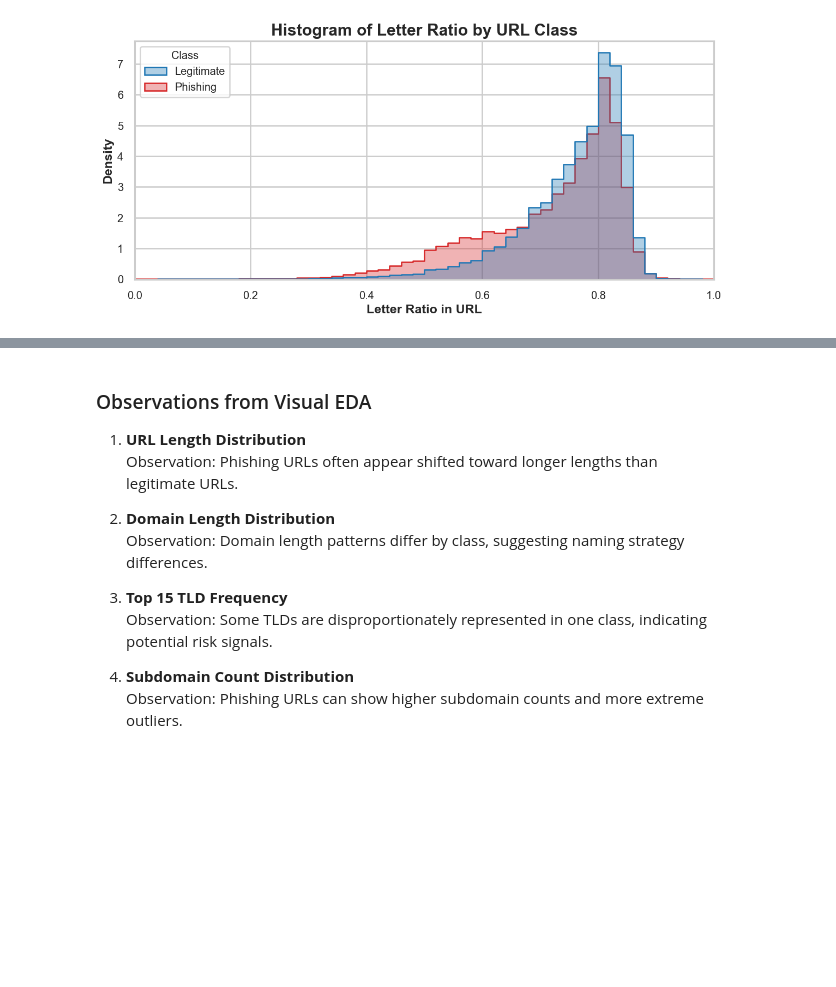
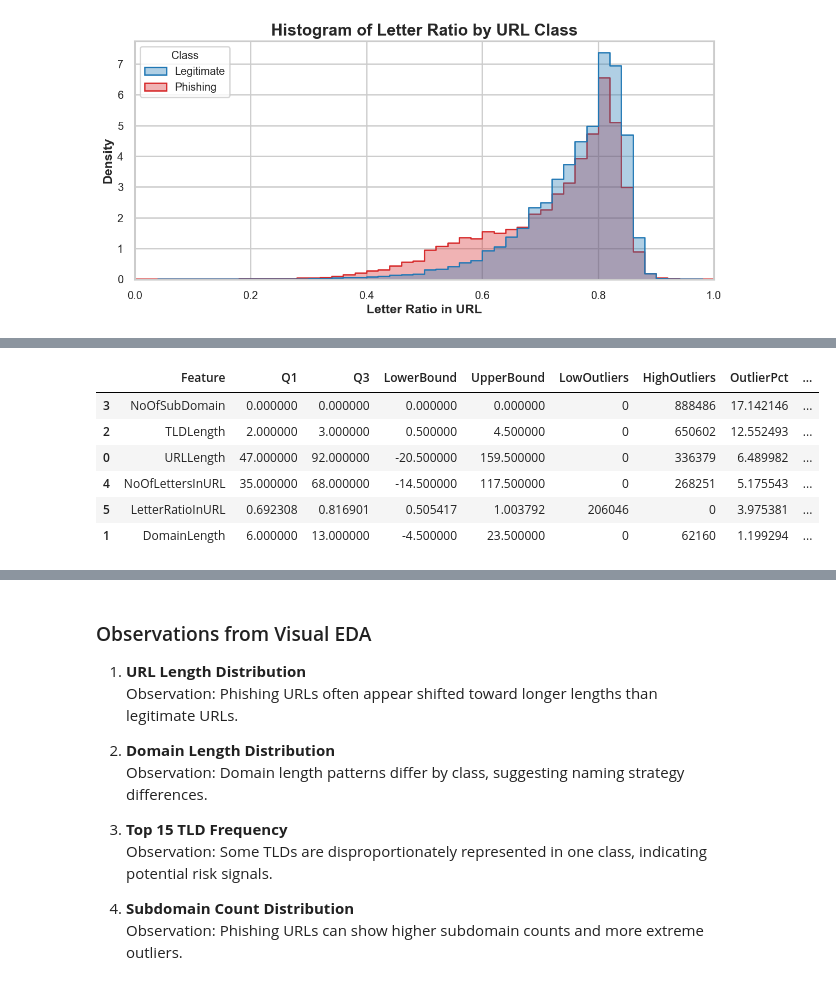
Before and after one commit to NafisNaufal/phishing-url-detection, a Jupyter notebook: eda.ipynb, the cells around one changed output, grey strips where cells are left out. Cells and saved outputs as stored; diff of their text form; code cells hidden in the pictures; blank space fills up the shorter version.

```diff
--- a/eda.ipynb
+++ b/eda.ipynb
@@ -663,0 +755,91 @@ plt.show()
+# %%
+# Note-style outlier profile for each feature (IQR rule)
+note_df = plot_df.copy()
+
+if "TLDLength" not in note_df.columns:
+    if "tld" in note_df.columns:
+        note_df["TLDLength"] = note_df["tld"].astype(str).str.len()
+    else:
+        note_df["TLDLength"] = np.nan
+
+note_features = [
+    "URLLength",
+    "DomainLength",
+    "TLDLength",
+    "NoOfSubDomain",
+    "NoOfLettersInURL",
+    "LetterRatioInURL",
+]
+
+note_rows = []
+for feature in note_features:
+    x = pd.to_numeric(note_df[feature], errors="coerce")
+    valid = x.notna()
+    if valid.sum() == 0:
+        continue
+
+    s = x[valid]
+    q1 = s.quantile(0.25)
+    q3 = s.quantile(0.75)
+    iqr = q3 - q1
+    lower = q1 - 1.5 * iqr
+    upper = q3 + 1.5 * iqr
+
+    low_mask = x < lower
+    high_mask = x > upper
+
+    low_count = int(low_mask.sum())
+    high_count = int(high_mask.sum())
+    total = int(valid.sum())
+    total_out = low_count + high_count
+
+    if low_count == 0 and high_count > 0:
+        shape_note = "Mostly high-end outliers (right tail)"
+    elif high_count == 0 and low_count > 0:
+        shape_note = "Mostly low-end outliers (left tail)"
+    elif high_count > 0 and low_count > 0:
+        shape_note = "Outliers on both ends"
+    else:
+        shape_note = "No outliers by IQR rule"
+
+    note_rows.append({
+        "Feature": feature,
+        "Q1": q1,
+        "Q3": q3,
+        "LowerBound": lower,
+        "UpperBound": upper,
+        "LowOutliers": low_count,
+        "HighOutliers": high_count,
+        "OutlierPct": (total_out / total) * 100,
+        "HowOutliersLook": shape_note,
+    })
+
+outlier_note = pd.DataFrame(note_rows).sort_values("OutlierPct", ascending=False)
+display(outlier_note)
+
+example_cols = [c for c in ["url", "Class", "label"] if c in note_df.columns]
+
+print("\nExtreme outlier examples (top 3 high-side per feature):")
+for feature in outlier_note["Feature"]:
+    x = pd.to_numeric(note_df[feature], errors="coerce")
+    q1 = x.quantile(0.25)
+    q3 = x.quantile(0.75)
+    iqr = q3 - q1
+    upper = q3 + 1.5 * iqr
+
+    high_rows = note_df.loc[x > upper, example_cols + [feature]].copy()
+    high_rows = high_rows.sort_values(feature, ascending=False).head(3)
+
+    print(f"\n- {feature} (high-side outliers)")
+    if high_rows.empty:
+        print("  No high-side outliers.")
+    else:
+        display(high_rows)
+# %% [output]
+|  | Feature | Q1 | Q3 | LowerBound | UpperBound | LowOutliers | HighOutliers | OutlierPct | ... |
+| 3 | NoOfSubDomain | 0.000000 | 0.000000 | 0.000000 | 0.000000 | 0 | 888486 | 17.142146 | ... |
+| 2 | TLDLength | 2.000000 | 3.000000 | 0.500000 | 4.500000 | 0 | 650602 | 12.552493 | ... |
+| 0 | URLLength | 47.000000 | 92.000000 | -20.500000 | 159.500000 | 0 | 336379 | 6.489982 | ... |
+| 4 | NoOfLettersInURL | 35.000000 | 68.000000 | -14.500000 | 117.500000 | 0 | 268251 | 5.175543 | ... |
+| 5 | LetterRatioInURL | 0.692308 | 0.816901 | 0.505417 | 1.003792 | 206046 | 0 | 3.975381 | ... |
+| 1 | DomainLength | 6.000000 | 13.000000 | -4.500000 | 23.500000 | 0 | 62160 | 1.199294 | ... |
```
Also changed, not shown: parts of 7 cells of this notebook, 1 other file.
